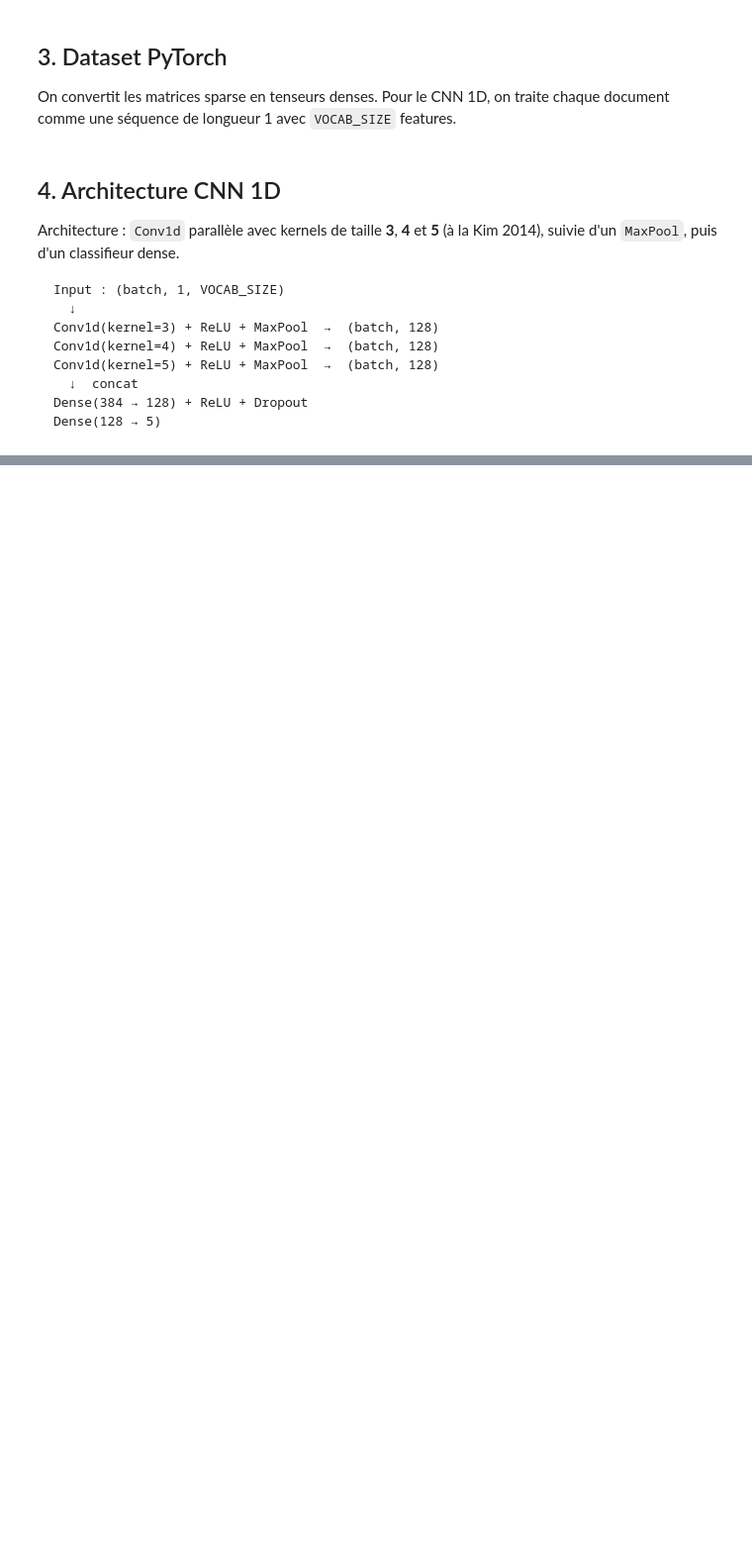
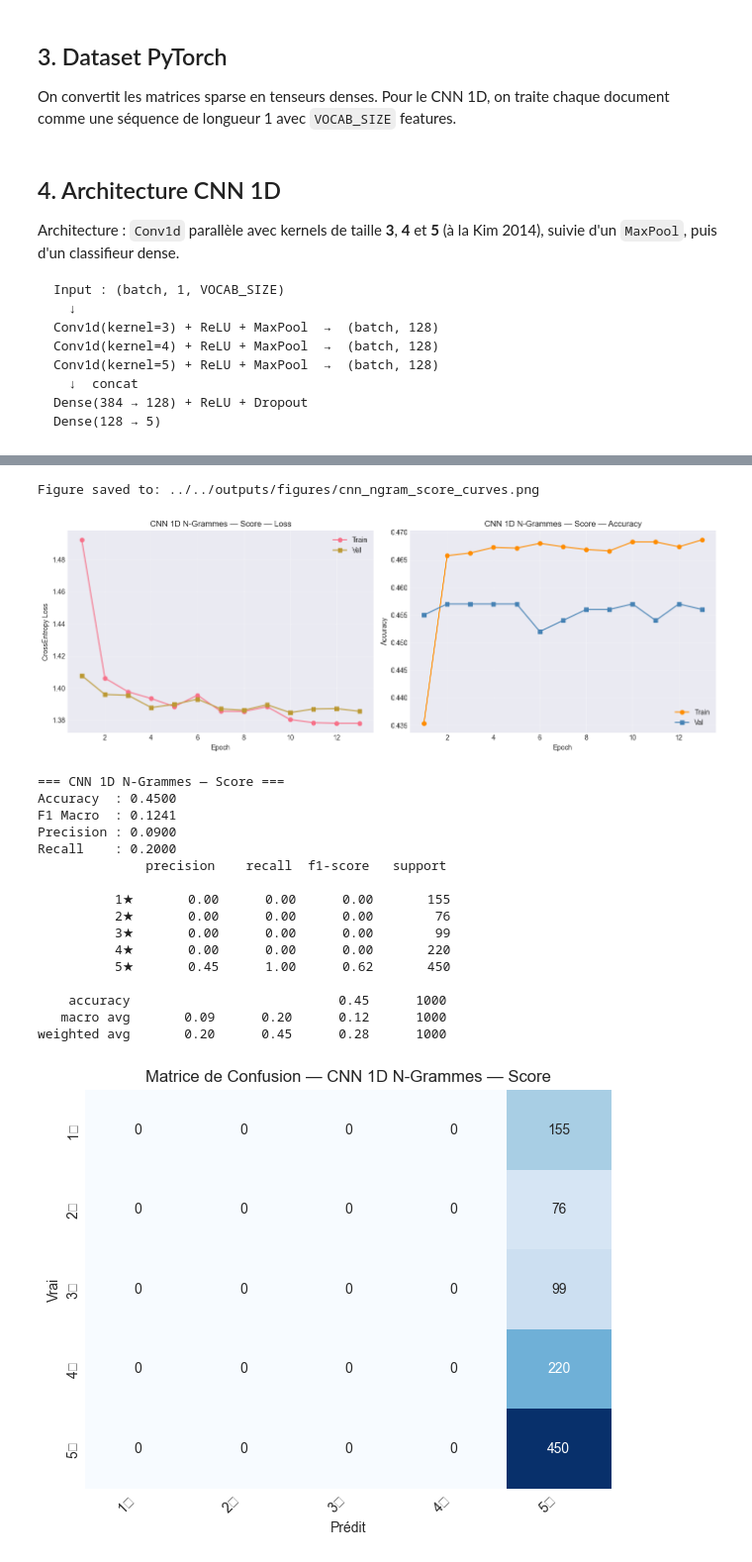
Before and after one commit to adamelhirch/S6C01, a Jupyter notebook: notebooks/5-deep-learning/02-deep-ngram.ipynb, the cells around one changed output, grey strips where cells are left out. Shown at 99% size. Drawn from its saved outputs; the diff is of its cells as text; code cells hidden in the pictures; blank space fills up the shorter version.

```diff
--- a/notebooks/5-deep-learning/02-deep-ngram.ipynb
+++ b/notebooks/5-deep-learning/02-deep-ngram.ipynb
@@ -336,0 +426,9 @@ plt.show()
+# %%
+print("=" * 60)
+print("TÂCHE 2 : SCORE (1 à 5 étoiles)")
+print("=" * 60)
+
+train_sc, val_sc, test_sc = make_loaders(y_sc_train, y_sc_val, y_sc_test)
+
+model_score = TextCNN1D(vocab_size=VOCAB_SIZE, num_classes=5).to(DEVICE)
+model_score, history_score = train_cnn(model_score, train_sc, val_sc)
@@ -337 +443,26 @@ plt.show()
+# %%
+plot_training_curves(history_score, 'CNN 1D N-Grammes — Score', 'cnn_ngram_score_curves.png')
+acc_sc, f1_sc = evaluate_and_report(
+    model_score, test_sc, [f'{i+1}★' for i in range(5)], 'CNN 1D N-Grammes — Score'
+)
+# %% [output]
+Figure saved to: ../../outputs/figures/cnn_ngram_score_curves.png
+[figure, added]
+=== CNN 1D N-Grammes — Score ===
+Accuracy  : 0.4500
+F1 Macro  : 0.1241
+Precision : 0.0900
+Recall    : 0.2000
+              precision    recall  f1-score   support
+
+          1★       0.00      0.00      0.00       155
+          2★       0.00      0.00      0.00        76
+          3★       0.00      0.00      0.00        99
+          4★       0.00      0.00      0.00       220
+          5★       0.45      1.00      0.62       450
+
+    accuracy                           0.45      1000
+   macro avg       0.09      0.20      0.12      1000
+weighted avg       0.20      0.45      0.28      1000
+[figure, added]
 # %% [markdown]
```
Also changed, not shown: parts of 28 cells of this notebook, 1 other file.
